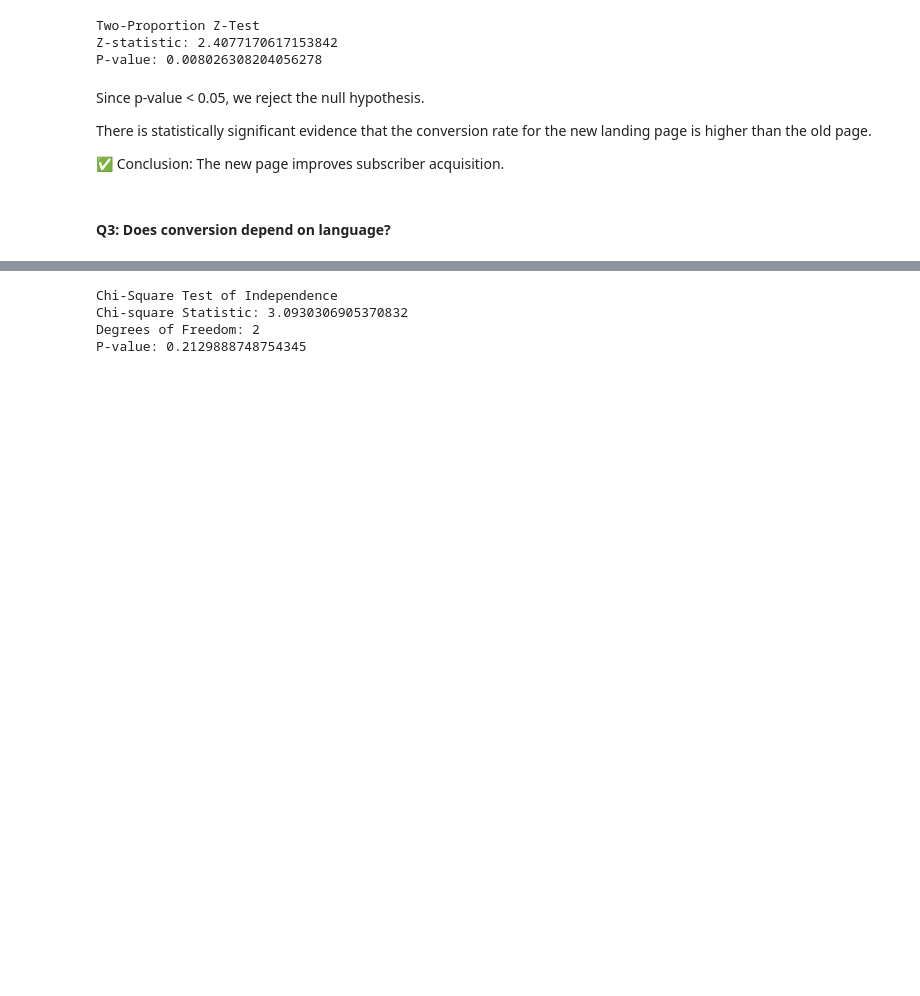
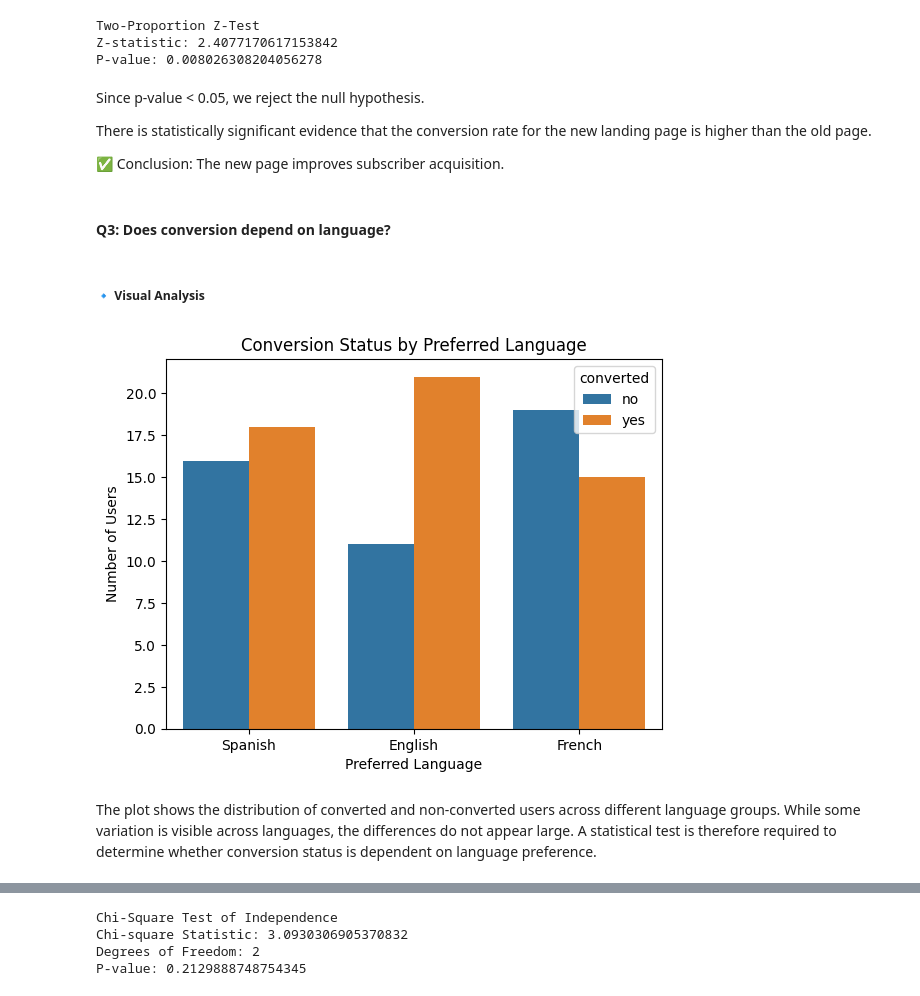
Before and after one commit to gs24/AIML, a Jupyter notebook: statistics/final project/solution.ipynb, the cells around one changed output, grey strips where cells are left out. Cells and saved outputs as stored; diff of their text form; code cells hidden in the pictures; blank space fills up the shorter version.

```diff
--- a/statistics/final project/solution.ipynb
+++ b/statistics/final project/solution.ipynb
@@ -404,4 +406,16 @@ There is statistically significant evidence that the conversion rate for the new
 ✅ Conclusion: The new page improves subscriber acquisition.
 # %% [markdown]
 #### **Q3: Does conversion depend on language?**
+# %% [markdown]
+##### 🔹 Visual Analysis
+# %%
+sns.countplot(data=df, x='language_preferred', hue='converted')
+plt.title("Conversion Status by Preferred Language")
+plt.xlabel("Preferred Language")
+plt.ylabel("Number of Users")
+plt.show()
+# %% [output]
+[figure, added]
+# %% [markdown]
+The plot shows the distribution of converted and non-converted users across different language groups. While some variation is visible across languages, the differences do not appear large. A statistical test is therefore required to determine whether conversion status is dependent on language preference.
 # %% [markdown]
```
Also changed, not shown: parts of 30 cells of this notebook.
